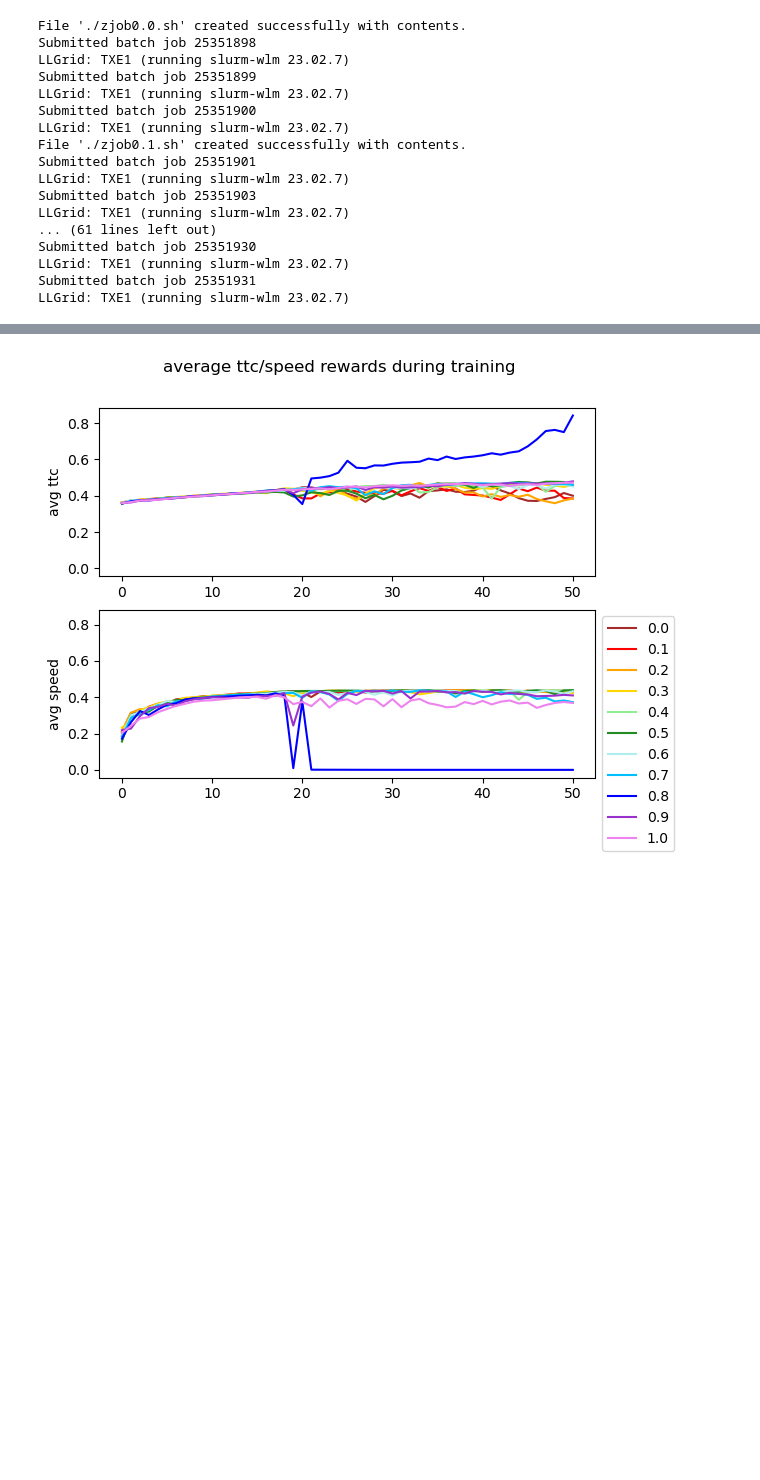
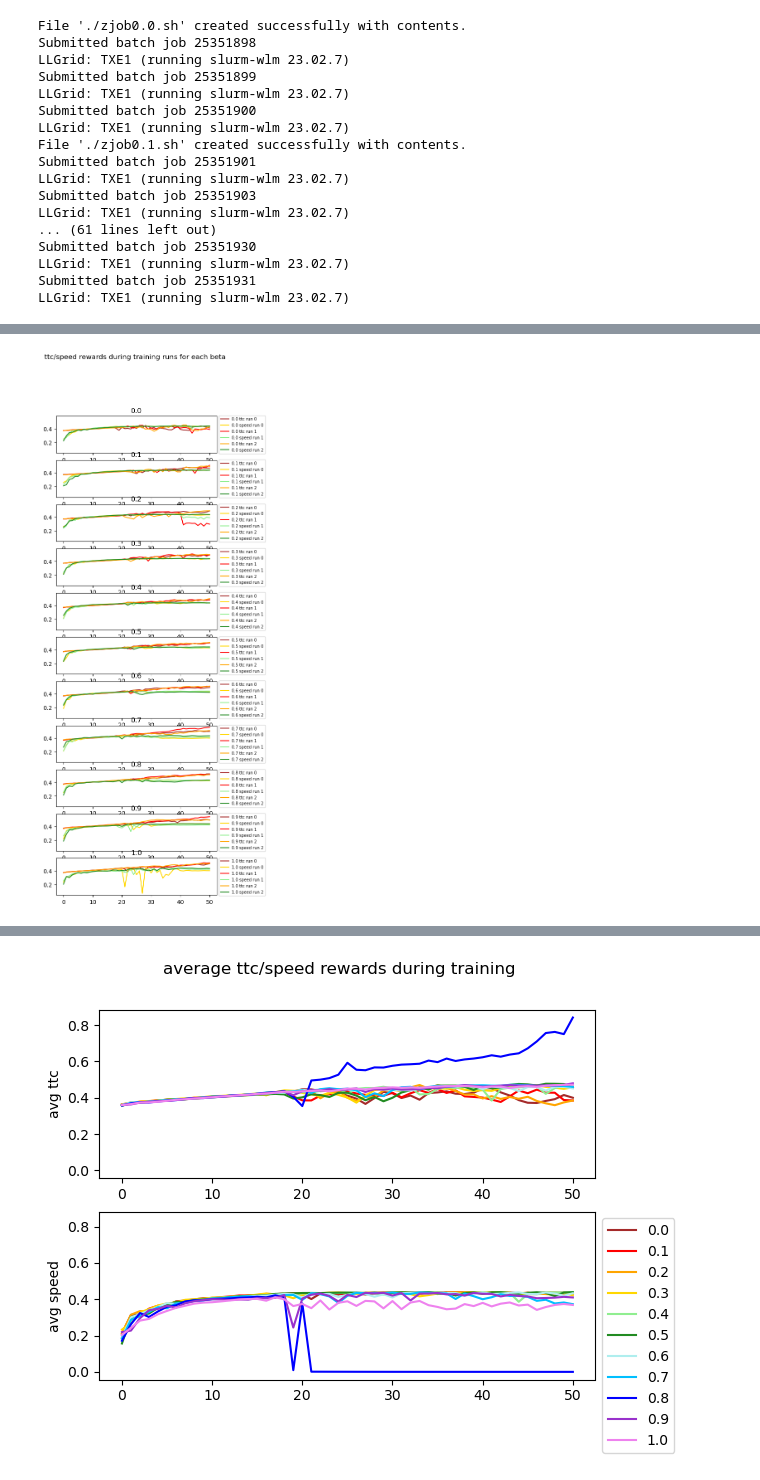
Before and after one commit to marcusbl1/automatic_vehicular_control, a Jupyter notebook: automatic_vehicular_control/runs.ipynb, the cells around one changed output, grey strips where cells are left out. Saved outputs shown, nothing was run; the diff lists cells and outputs as text; code cells hidden in the pictures; blank space fills up the shorter version.

Commit message:
running finetuning matrix

```diff
--- a/automatic_vehicular_control/runs.ipynb
+++ b/automatic_vehicular_control/runs.ipynb
@@ -56,13 +55,13 @@ files = {
     0.1 : [(25351901, 'npgyhrwr'), (25351903, 'azhlppad'), (25351904, 'ydpuhdgq')],
     0.2 : [(25351905, 'jusnunrk'), (25351906, 'dnsdbosa'), (25351907, 'jnjibibl')],
     0.3 : [(25351908, 'jornswor'), (25351909, 'hnqvmuqi'), (25351910, 'fhftugst')],
-    0.4 : [(25351911, 'wrxxkydm'), (25351913, 'hyducava')], # (25351912, ''),
+    0.4 : [(25351911, 'wrxxkydm'), (25351913, 'hyducava'), (25353699, 'ayrwuvsp')], # (25351912, '')
     0.5 : [(25351914, 'tcneldox'), (25351915, 'rjiyhika'), (25351916, 'ohbaaexe')],
     0.6 : [(25351917, 'ffwlpoqe'), (25351918, 'zqvggklk'), (25351919, 'vpqrmgaf')],
-    0.7 : [(25351920, ''), (25351921, ''), (25351922, '')],
-    0.8 : [(25351923, ''), (25351924, ''), (25351925, '')],
-    0.9 : [(25351926, ''), (25351927, ''), (25351928, '')],
-    1   : [(25351929, ''), (25351930, ''), (25351931, '')],
+    0.7 : [(25351920, 'enjnqzkw'), (25351921, 'rwamadpg'), (25351922, 'xqenresq')],
+    0.8 : [(25351923, 'bchnsvzk'), (25351924, 'yetrvnko'), (25351925, 'kfbhftbj')],
+    0.9 : [(25351926, 'lbhiynnj'), (25351927, 'mtdihwqo'), (25351928, 'hqcpgysx')],
+    1   : [(25351929, 'vknaujhf'), (25351930, 'ggpdhgyc'), (25351931, 'trxaycku')],
 }
 # %%
 
@@ -127,3 +405,28 @@ plt.show()
+# %%
+# plotting avg ttc & speed for each beta, to pick finetuning run
+
+x = np.arange(51)
+fig, axs = plt.subplots(11, figsize=(5, 15), sharey=True)
+
+for b in range(11):
+    beta = b/10
+    if not beta in files.keys():
+        continue
+    ttc_ys, speed_ys, ttc_es, speed_es = speed_ttc_training_lists(files[beta])
+
+    ax = plt.subplot(11, 1, b+1)
+    ax.set_title(f'{beta}')
+
+    for i in range(3):
+        ax.plot(x, ttc_ys[i]/7, color=colors[i], label=f'{beta} ttc run {i}')
+        ax.plot(x, speed_ys[i][:51]/10, color=colors[i+3], label=f'{beta} speed run {i}')
+    ax.legend(loc='center left', bbox_to_anchor=(1, 0.5), fontsize=7)
+
+plt.suptitle(' ttc/speed rewards during training runs for each beta')
+
+plt.show()
+# %% [output]
+[figure, added]
 # %%
 # evals setup
 import os
```
Also changed, not shown: parts of 24 cells of this notebook, 1 other file.
